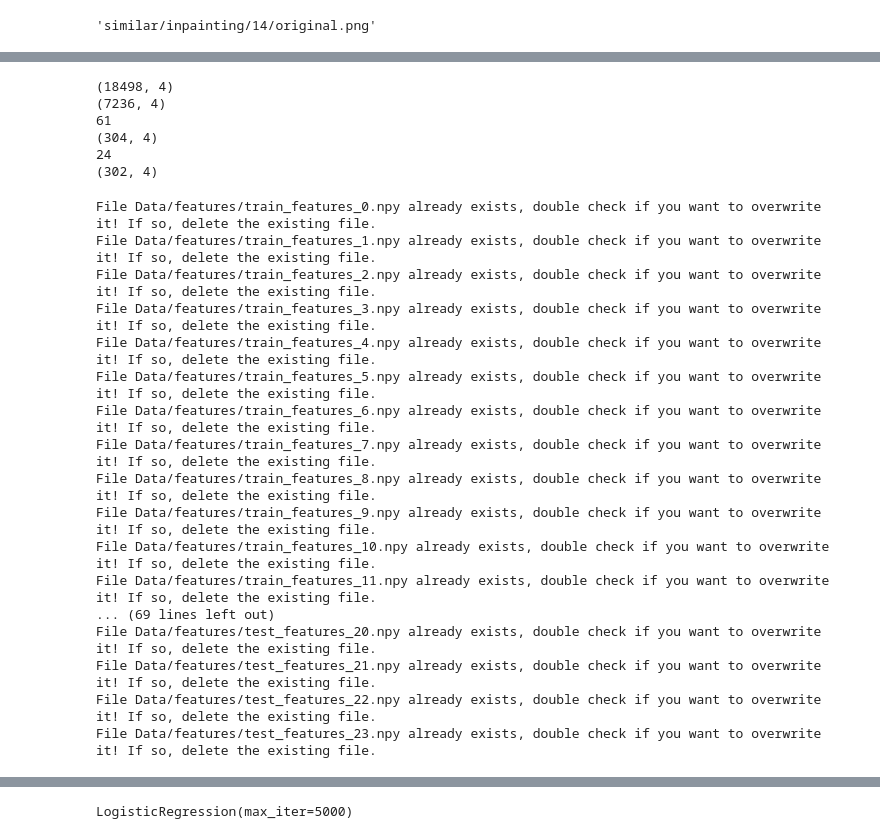
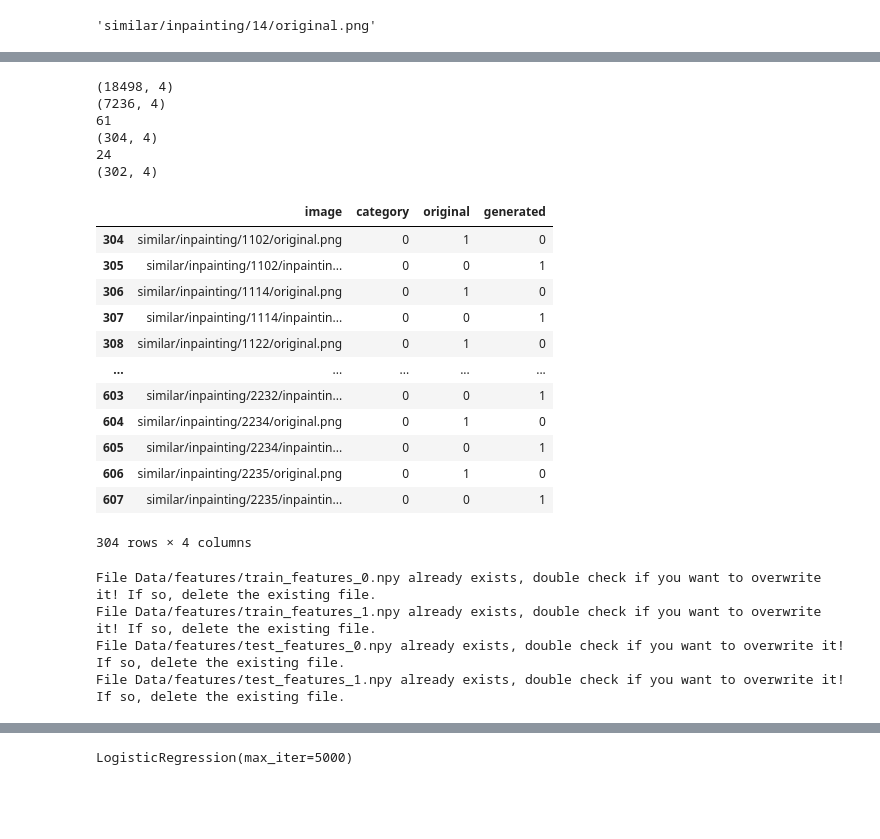
Before and after one commit to Joseph8761/DeepfakeDetection, a Jupyter notebook: data_preprossesing.ipynb, the cells around one changed output, grey strips where cells are left out. Cells and saved outputs as stored; diff of their text form; code cells hidden in the pictures; blank space fills up the shorter version.

```diff
--- a/data_preprossesing.ipynb
+++ b/data_preprossesing.ipynb
@@ -239,23 +235,37 @@ def extract_features(extractor,data):
 # %%
 print(train_df.shape)
 print(test_df.shape)
 
 batch_size = 300
 
 train_bacthes = np.array_split(train_df, train_df.shape[0]//batch_size)
 test_batches = np.array_split(test_df, test_df.shape[0]//batch_size)
 
 print(len(train_bacthes))
 print(train_bacthes[0].shape)
 print(len(test_batches))
 print(test_batches[0].shape)
+train_bacthes[1]
 # %% [output]
 (18498, 4)
 (7236, 4)
 61
 (304, 4)
 24
 (302, 4)
+|  | image | category | original | generated |
+| 304 | similar/inpainting/1102/original.png | 0 | 1 | 0 |
+| 305 | similar/inpainting/1102/inpaintin... | 0 | 0 | 1 |
+| 306 | similar/inpainting/1114/original.png | 0 | 1 | 0 |
+| 307 | similar/inpainting/1114/inpaintin... | 0 | 0 | 1 |
+| 308 | similar/inpainting/1122/original.png | 0 | 1 | 0 |
+| ... | ... | ... | ... | ... |
+| 603 | similar/inpainting/2232/inpaintin... | 0 | 0 | 1 |
+| 604 | similar/inpainting/2234/original.png | 0 | 1 | 0 |
+| 605 | similar/inpainting/2234/inpaintin... | 0 | 0 | 1 |
+| 606 | similar/inpainting/2235/original.png | 0 | 1 | 0 |
+| 607 | similar/inpainting/2235/inpaintin... | 0 | 0 | 1 |
+304 rows × 4 columns
 # %%
 def run_batch(batch, type, extractor, index):
     file_path = f"Data/features/{type}_features_{index}.npy"
@@ -264,7 +274,6 @@ def run_batch(batch, type, extractor, index):
         return
     print(f'Extracting {type} features for batch {index}.')
     features = extract_features(extractor,batch)
-    print(features.shape)
     np.save(file_path,features)
     print(f'Features for batch {index} in {type} dataset saved successfully!')
 
@@ -278,21 +287,8 @@ for i in range(len(test_batches)):
 # %% [output]
 File Data/features/train_features_0.npy already exists, double check if you want to overwrite it! If so, delete the existing file.
 File Data/features/train_features_1.npy already exists, double check if you want to overwrite it! If so, delete the existing file.
-File Data/features/train_features_2.npy already exists, double check if you want to overwrite it! If so, delete the existing file.
-File Data/features/train_features_3.npy already exists, double check if you want to overwrite it! If so, delete the existing file.
-File Data/features/train_features_4.npy already exists, double check if you want to overwrite it! If so, delete the existing file.
-File Data/features/train_features_5.npy already exists, double check if you want to overwrite it! If so, delete the existing file.
-File Data/features/train_features_6.npy already exists, double check if you want to overwrite it! If so, delete the existing file.
-File Data/features/train_features_7.npy already exists, double check if you want to overwrite it! If so, delete the existing file.
-File Data/features/train_features_8.npy already exists, double check if you want to overwrite it! If so, delete the existing file.
-File Data/features/train_features_9.npy already exists, double check if you want to overwrite it! If so, delete the existing file.
-File Data/features/train_features_10.npy already exists, double check if you want to overwrite it! If so, delete the existing file.
-File Data/features/train_features_11.npy already exists, double check if you want to overwrite it! If so, delete the existing file.
-... (69 lines left out)
-File Data/features/test_features_20.npy already exists, double check if you want to overwrite it! If so, delete the existing file.
-File Data/features/test_features_21.npy already exists, double check if you want to overwrite it! If so, delete the existing file.
-File Data/features/test_features_22.npy already exists, double check if you want to overwrite it! If so, delete the existing file.
-File Data/features/test_features_23.npy already exists, double check if you want to overwrite it! If so, delete the existing file.
+File Data/features/test_features_0.npy already exists, double check if you want to overwrite it! If so, delete the existing file.
+File Data/features/test_features_1.npy already exists, double check if you want to overwrite it! If so, delete the existing file.
 # %%
 def get_key(file_name):
     components = file_name.split("_")
```
Also changed, not shown: parts of 12 cells of this notebook.
